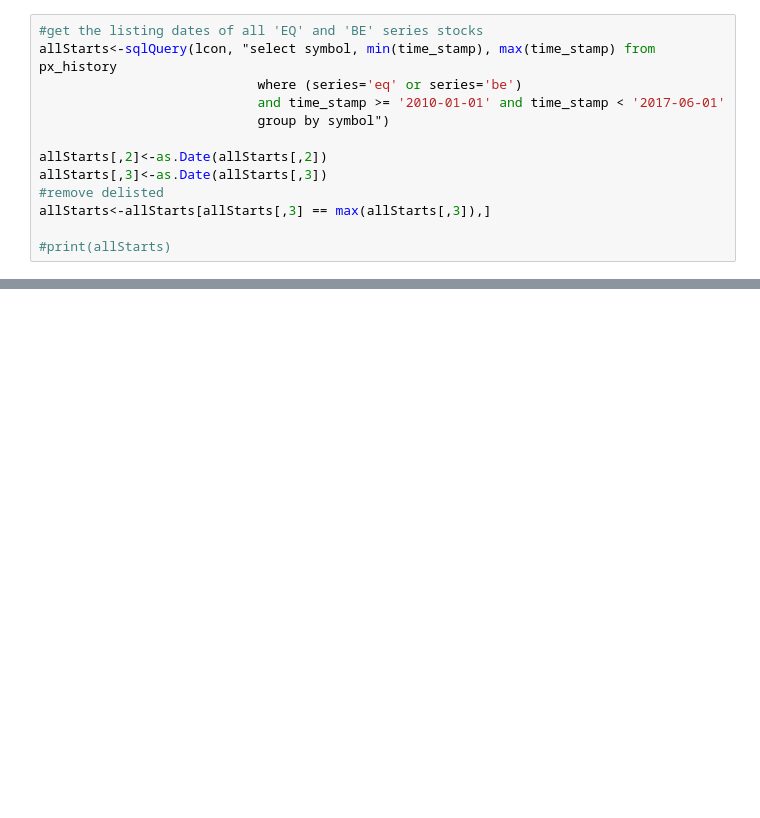
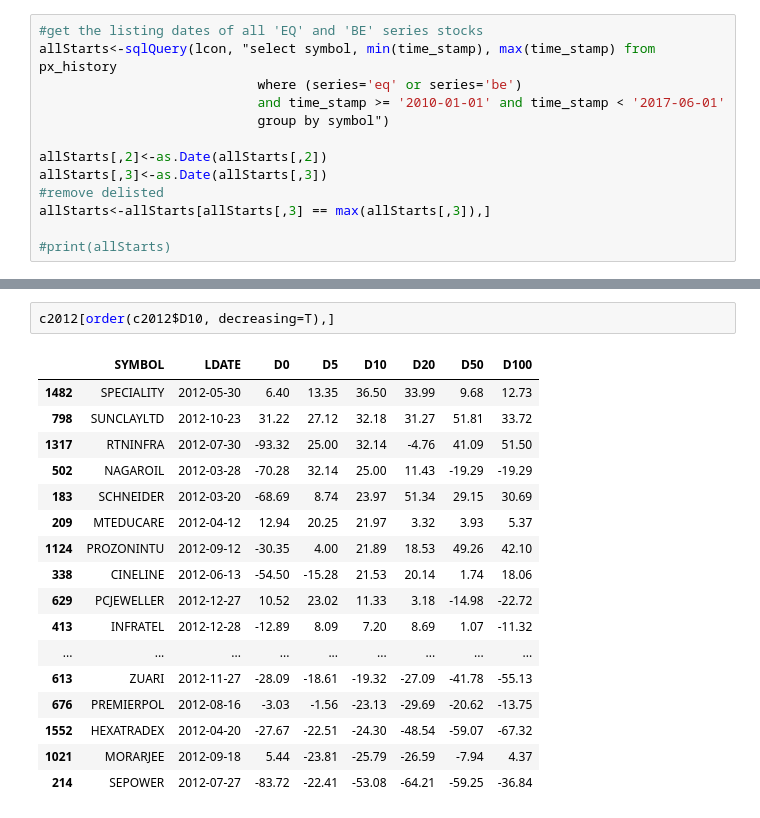
Before and after one commit to stockviz/notebooks, a Jupyter notebook: IPO Analysis.ipynb, the cells around one changed output, grey strips where cells are left out. Saved outputs shown, nothing was run; the diff lists cells and outputs as text; blank space fills up the shorter version.

```diff
--- a/IPO Analysis.ipynb
+++ b/IPO Analysis.ipynb
@@ -102,0 +187,20 @@ cumRets[cumRets[,1] > 50 & !is.na(cumRets[,1]),]
+# %%
+c2012[order(c2012$D10, decreasing=T),]
+# %% [output]
+|  | SYMBOL | LDATE | D0 | D5 | D10 | D20 | D50 | D100 |
+| 1482 | SPECIALITY | 2012-05-30 | 6.40 | 13.35 | 36.50 | 33.99 | 9.68 | 12.73 |
+| 798 | SUNCLAYLTD | 2012-10-23 | 31.22 | 27.12 | 32.18 | 31.27 | 51.81 | 33.72 |
+| 1317 | RTNINFRA | 2012-07-30 | -93.32 | 25.00 | 32.14 | -4.76 | 41.09 | 51.50 |
+| 502 | NAGAROIL | 2012-03-28 | -70.28 | 32.14 | 25.00 | 11.43 | -19.29 | -19.29 |
+| 183 | SCHNEIDER | 2012-03-20 | -68.69 | 8.74 | 23.97 | 51.34 | 29.15 | 30.69 |
+| 209 | MTEDUCARE | 2012-04-12 | 12.94 | 20.25 | 21.97 | 3.32 | 3.93 | 5.37 |
+| 1124 | PROZONINTU | 2012-09-12 | -30.35 | 4.00 | 21.89 | 18.53 | 49.26 | 42.10 |
+| 338 | CINELINE | 2012-06-13 | -54.50 | -15.28 | 21.53 | 20.14 | 1.74 | 18.06 |
+| 629 | PCJEWELLER | 2012-12-27 | 10.52 | 23.02 | 11.33 | 3.18 | -14.98 | -22.72 |
+| 413 | INFRATEL | 2012-12-28 | -12.89 | 8.09 | 7.20 | 8.69 | 1.07 | -11.32 |
+| ... | ... | ... | ... | ... | ... | ... | ... | ... |
+| 613 | ZUARI | 2012-11-27 | -28.09 | -18.61 | -19.32 | -27.09 | -41.78 | -55.13 |
+| 676 | PREMIERPOL | 2012-08-16 | -3.03 | -1.56 | -23.13 | -29.69 | -20.62 | -13.75 |
+| 1552 | HEXATRADEX | 2012-04-20 | -27.67 | -22.51 | -24.30 | -48.54 | -59.07 | -67.32 |
+| 1021 | MORARJEE | 2012-09-18 | 5.44 | -23.81 | -25.79 | -26.59 | -7.94 | 4.37 |
+| 214 | SEPOWER | 2012-07-27 | -83.72 | -22.41 | -53.08 | -64.21 | -59.25 | -36.84 |
```
Also changed, not shown: parts of 12 cells of this notebook.
